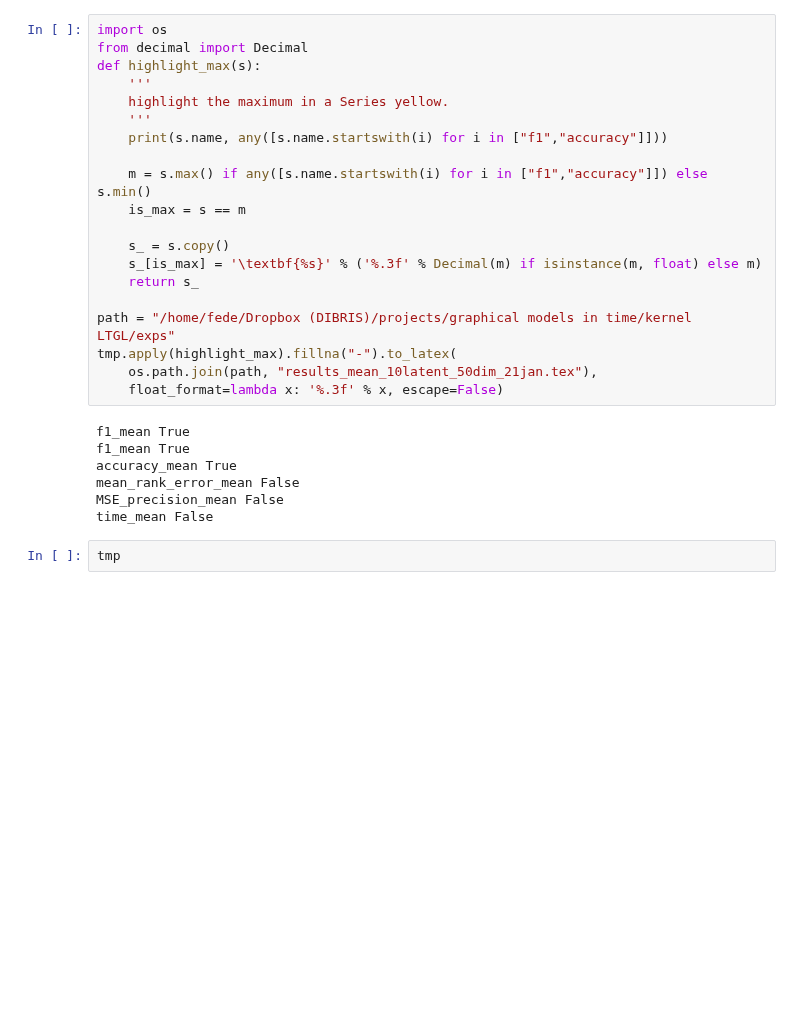
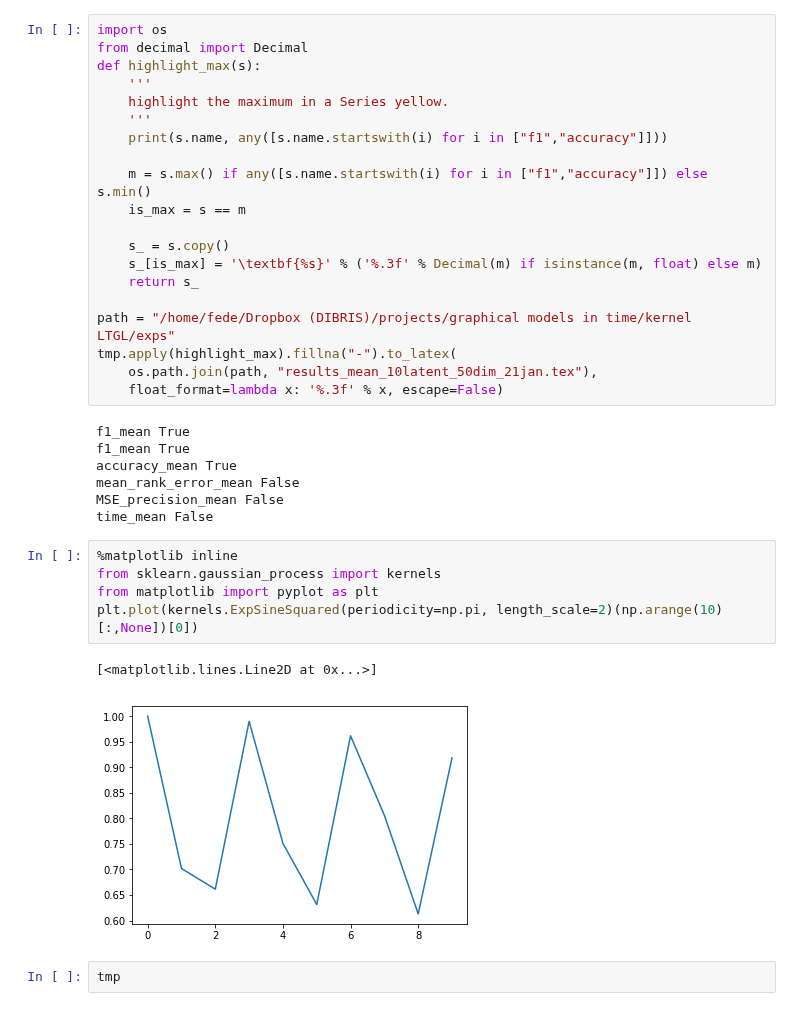
Before and after one commit to fdtomasi/regain, a Jupyter notebook: notebooks/kernel_ltgl.ipynb, the cells around one changed output. Saved outputs shown, nothing was run; the diff lists cells and outputs as text; blank space fills up the shorter version.

```diff
--- a/notebooks/kernel_ltgl.ipynb
+++ b/notebooks/kernel_ltgl.ipynb
@@ -279,6 +279,14 @@ accuracy_mean True
 mean_rank_error_mean False
 MSE_precision_mean False
 time_mean False
+# %%
+%matplotlib inline
+from sklearn.gaussian_process import kernels
+from matplotlib import pyplot as plt
+plt.plot(kernels.ExpSineSquared(periodicity=np.pi, length_scale=2)(np.arange(10)[:,None])[0])
+# %% [output]
+[<matplotlib.lines.Line2D at 0x...>]
+[figure, added]
 # %%
 tmp
 # %% [output]
```
Also changed, not shown: parts of 1 cell of this notebook, 7 other files.
